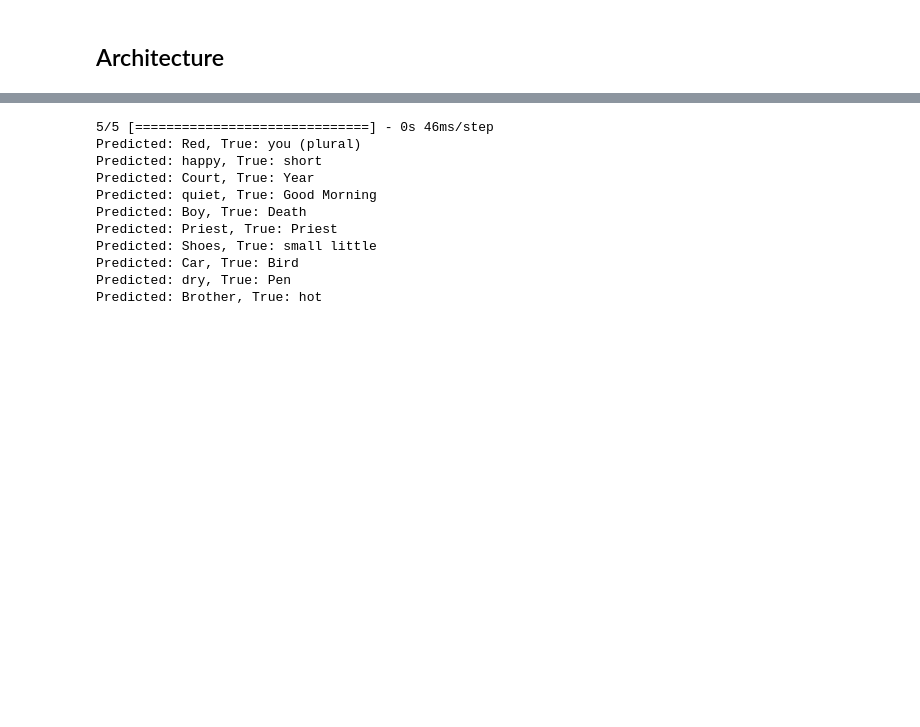
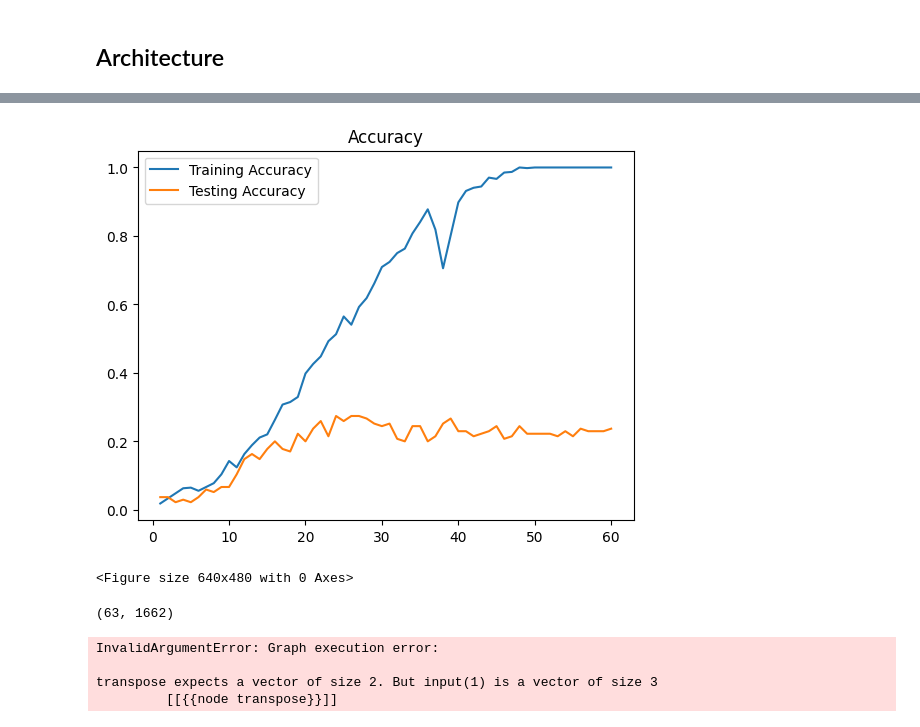
Before and after one commit to swastikbansal/Signify, a Jupyter notebook: train_include.ipynb, the cells around one changed output, grey strips where cells are left out. Drawn from its saved outputs; the diff is of its cells as text; code cells hidden in the pictures; blank space fills up the shorter version.

```diff
--- a/train_include.ipynb
+++ b/train_include.ipynb
@@ -234,6 +327,24 @@ Epoch 65/65
+# %%
+train_acc = history.history['accuracy']
+eval_acc = history.history['val_accuracy']
+epochs = range(1, len(train_loss) + 1)
+
+plt.plot(epochs,train_acc,label = "Training Accuracy")
+plt.plot(epochs,eval_acc,label = "Testing Accuracy")
+
+plt.title("Accuracy")
+plt.legend()
+plt.figure()
+plt.show();
+# %% [output]
+[figure, added]
+<Figure size 640x480 with 0 Axes>
 # %%
 # Predict probabilities for the test data
-probabilities = model.predict(X_val)
+# probabilities = model.predict(X_val)
+arr = np.load("MP_data\Bank\MVI_3336.npy")
+print(arr.shape)
+probabilities = model.predict(arr)
 
 # Convert probabilities to class labels
 predicted_classes = np.argmax(probabilities, axis=-1)
@@ -241,14 +352,8 @@ predicted_classes = np.argmax(probabilities, axis=-1)
 for i in range(10):
     print(f'Predicted: {label_map[predicted_classes[i]]}, True: {label_map[np.argmax(y_val[i])]}')
 # %% [output]
-5/5 [==============================] - 0s 46ms/step
-Predicted: Red, True: you (plural)
-Predicted: happy, True: short
-Predicted: Court, True: Year
-Predicted: quiet, True: Good Morning
-Predicted: Boy, True: Death
-Predicted: Priest, True: Priest
-Predicted: Shoes, True: small little
-Predicted: Car, True: Bird
-Predicted: dry, True: Pen
-Predicted: Brother, True: hot
+(63, 1662)
+InvalidArgumentError: Graph execution error:
+
+transpose expects a vector of size 2. But input(1) is a vector of size 3
+         [[{{node transpose}}]]
```
Also changed, not shown: parts of 16 cells of this notebook, 3 other files.
